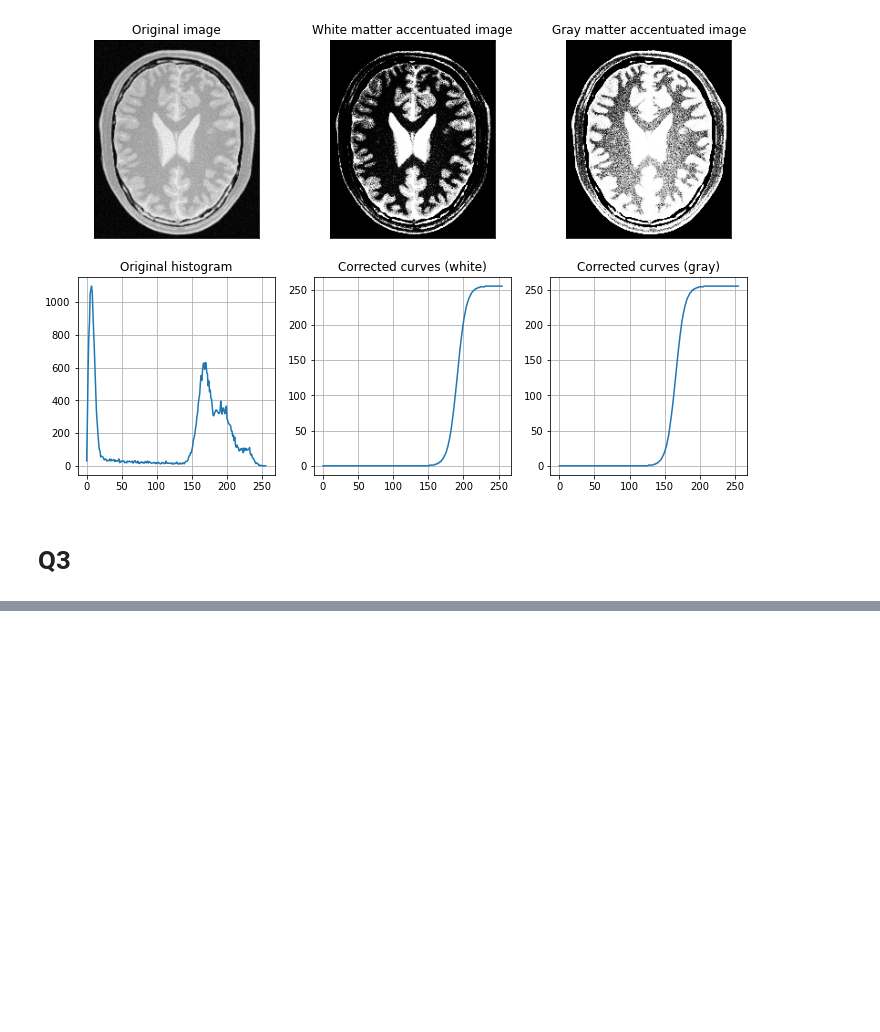
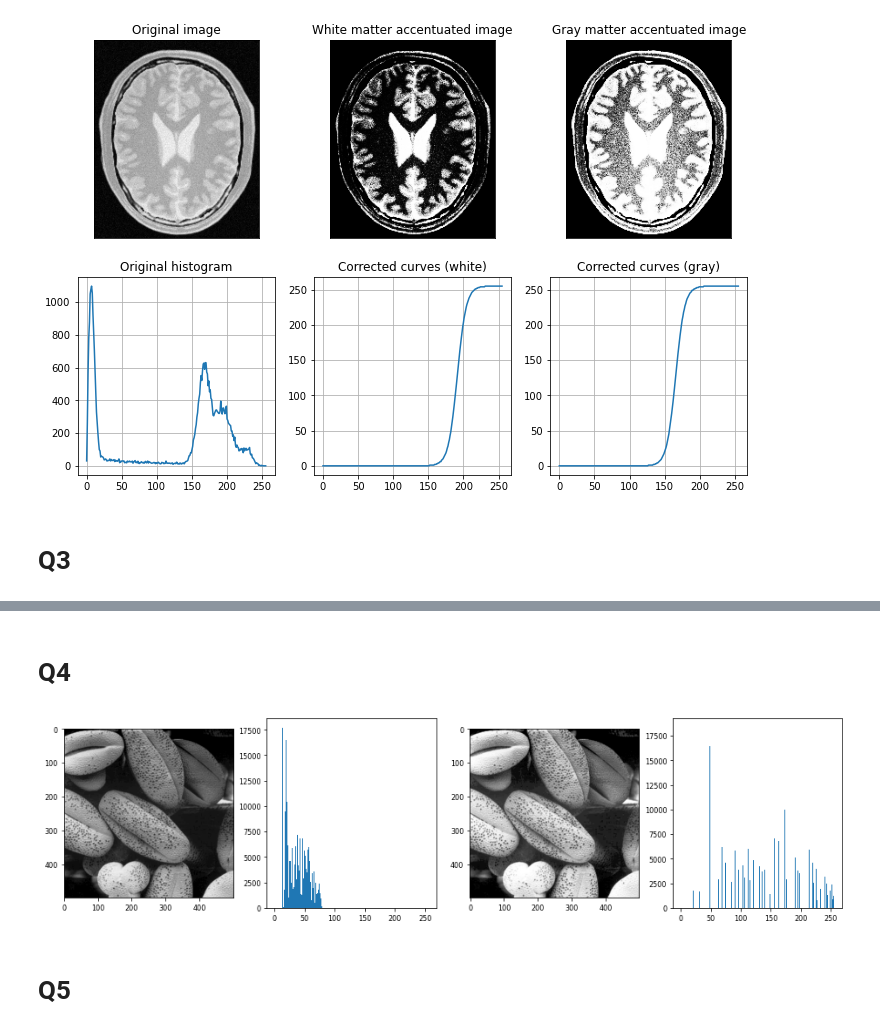
Before and after one commit to Avishka-Perera/UoM-S4-EN2550-Assignments, a Jupyter notebook: Answers/Assignment-1/assignment-1.ipynb, the cells around one changed output, grey strips where cells are left out. Drawn from its saved outputs; the diff is of its cells as text; code cells hidden in the pictures; blank space fills up the shorter version.

```diff
--- a/Answers/Assignment-1/assignment-1.ipynb
+++ b/Answers/Assignment-1/assignment-1.ipynb
@@ -147,0 +148,35 @@ plt.show()
+# %% [markdown]
+# Q4
+# %%
+def getHistBalImg(img):
+  L = 256
+  MN = img.size
+  return_img = np.zeros(img.shape, dtype='uint8')
+
+  intensity_bins = np.zeros(L)
+  for i in range(L):
+    intensity_bins[i] = img[img==i].size
+
+  cum_intensity_bins = intensity_bins.cumsum()
+  scaled_cum_intensity_bins = (L-1)/MN*cum_intensity_bins
+
+  return_img = scaled_cum_intensity_bins[img]
+
+  return return_img
+
+unbal_img = cv.imread('assets/shells.png', cv.IMREAD_GRAYSCALE)
+assert unbal_img is not None
+bal_img = getHistBalImg(unbal_img)
+
+fig, ax = plt.subplots(1, 4, figsize=(16,4))
+
+ax[0].imshow(unbal_img, cmap='gray')
+ax[1].hist(unbal_img.flatten(), 256, [0, 256])
+ax[2].imshow(bal_img, cmap='gray')
+ax[3].hist(bal_img.flatten(), 256, [0, 256])
+
+plt.show()
+# %% [output]
+[figure, added]
+# %% [markdown]
+# Q5
```
Also changed, not shown: parts of 3 cells of this notebook.
